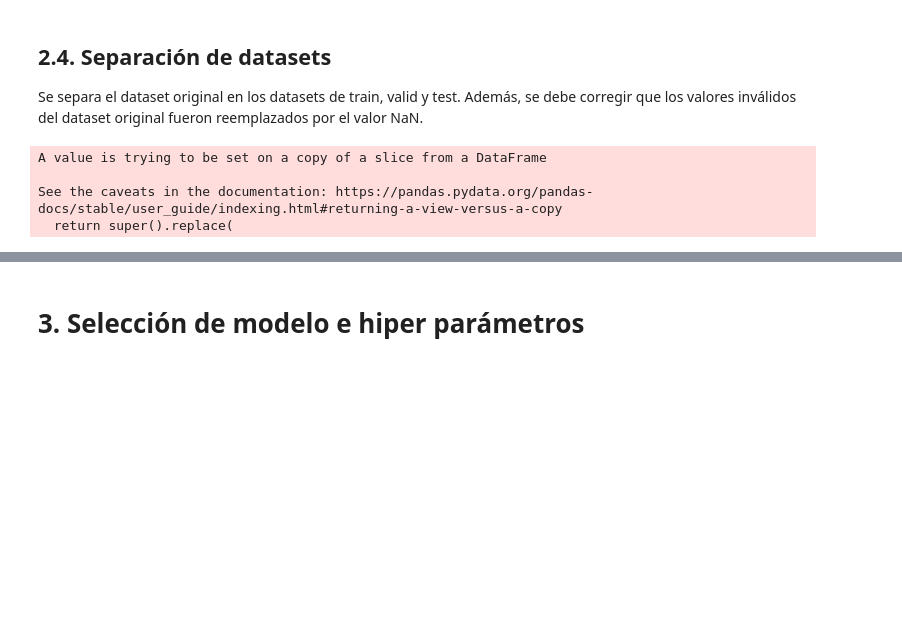
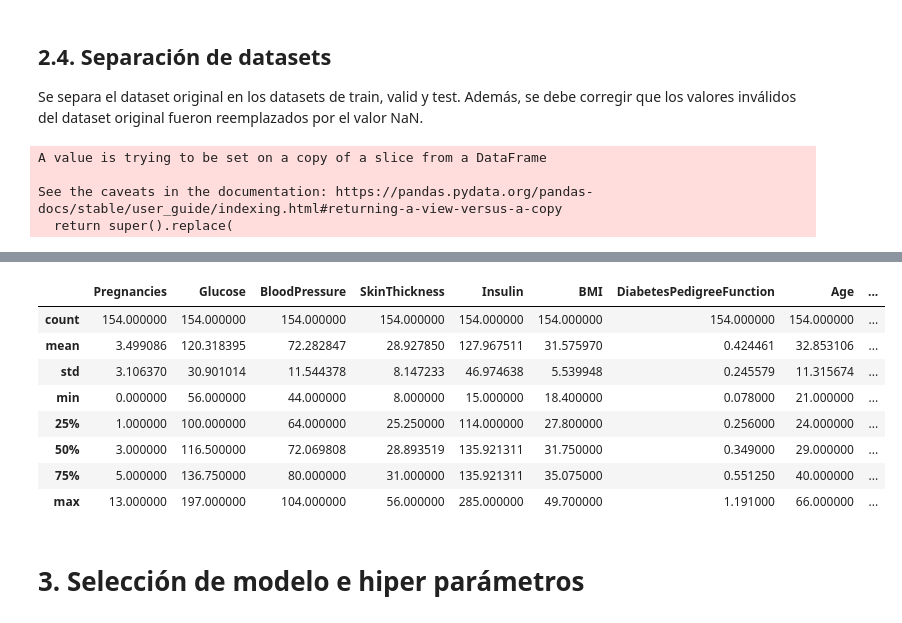
Before and after one commit to Kammann123/nn-tp1, a Jupyter notebook: notebooks/tp1-ej2-modelo.ipynb, the cells around one changed output, grey strips where cells are left out. Saved outputs shown, nothing was run; the diff lists cells and outputs as text; code cells hidden in the pictures; blank space fills up the shorter version.

```diff
--- a/notebooks/tp1-ej2-modelo.ipynb
+++ b/notebooks/tp1-ej2-modelo.ipynb
@@ -102,2 +102,14 @@ y_test = test.to_numpy()[:,8]
+# %%
+test.describe()
+# %% [output]
+|  | Pregnancies | Glucose | BloodPressure | SkinThickness | Insulin | BMI | DiabetesPedigreeFunction | Age | ... |
+| count | 154.000000 | 154.000000 | 154.000000 | 154.000000 | 154.000000 | 154.000000 | 154.000000 | 154.000000 | ... |
+| mean | 3.499086 | 120.318395 | 72.282847 | 28.927850 | 127.967511 | 31.575970 | 0.424461 | 32.853106 | ... |
+| std | 3.106370 | 30.901014 | 11.544378 | 8.147233 | 46.974638 | 5.539948 | 0.245579 | 11.315674 | ... |
+| min | 0.000000 | 56.000000 | 44.000000 | 8.000000 | 15.000000 | 18.400000 | 0.078000 | 21.000000 | ... |
+| 25% | 1.000000 | 100.000000 | 64.000000 | 25.250000 | 114.000000 | 27.800000 | 0.256000 | 24.000000 | ... |
+| 50% | 3.000000 | 116.500000 | 72.069808 | 28.893519 | 135.921311 | 31.750000 | 0.349000 | 29.000000 | ... |
+| 75% | 5.000000 | 136.750000 | 80.000000 | 31.000000 | 135.921311 | 35.075000 | 0.551250 | 40.000000 | ... |
+| max | 13.000000 | 197.000000 | 104.000000 | 56.000000 | 285.000000 | 49.700000 | 1.191000 | 66.000000 | ... |
 # %% [markdown]
 # 3. Selección de modelo e hiper parámetros
```
Also changed, not shown: parts of 21 cells of this notebook, 3 other files.
